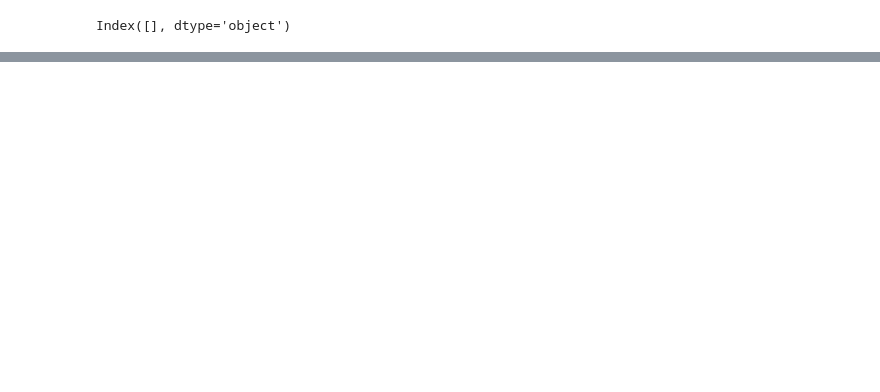
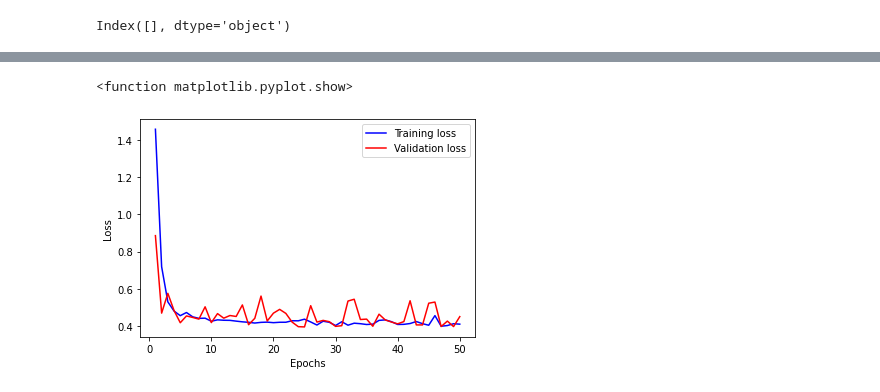
Before and after one commit to Schwarzam/Spiral-and-Eliptical-, a Jupyter notebook: NN with all tables.ipynb, the cells around one changed output, grey strips where cells are left out. Cells and saved outputs as stored; diff of their text form; code cells hidden in the pictures; blank space fills up the shorter version.

```diff
--- a/NN with all tables.ipynb
+++ b/NN with all tables.ipynb
@@ -23,5 +37,5 @@ df7 = pd.read_csv(url7)
 # %%
-H = ['A1', 'A2', 'H', 'C1', 'C2', '# rootname800']
+H = ['A1', 'A2', 'H', 'C1', 'C2', '# rootname800', ]
 dem2 = ['ID','FWHM_n','MUMAX','A','B','FlRadDet','KrRadDet','nDet_auto','nDet_aper','uJAVA_auto','euJAVA_auto','s2n_uJAVA_auto','uJAVA_aper','euJAVA_aper','s2n_uJAVA_aper','F378_auto','eF378_auto','s2n_F378_auto','s2n_F378_petro','F378_aper',
  'eF378_aper','s2n_F378_aper','F395_auto','eF395_auto','s2n_F395_auto','F395_aper','eF395_aper','s2n_F395_aper',
  'F410_auto','eF410_auto','s2n_F410_auto','F410_aper','eF410_aper','s2n_F410_aper','F430_auto','eF430_auto',
@@ -149,0 +168,16 @@ Epoch 50/50
+# %%
+histo = history.history
+loss_values = histo['loss']
+val_loss_values = histo['val_loss']
+
+epochs = range(1, len(histo['acc']) + 1)
+plt.plot(epochs, loss_values, 'b', label='Training loss')
+plt.plot(epochs, val_loss_values, 'r', label='Validation loss')
+plt.xlabel('Epochs')
+plt.ylabel('Loss')
+plt.legend()
+
+plt.show
+# %% [output]
+<function matplotlib.pyplot.show>
+[figure, added]
```
Also changed, not shown: parts of 3 cells of this notebook.
